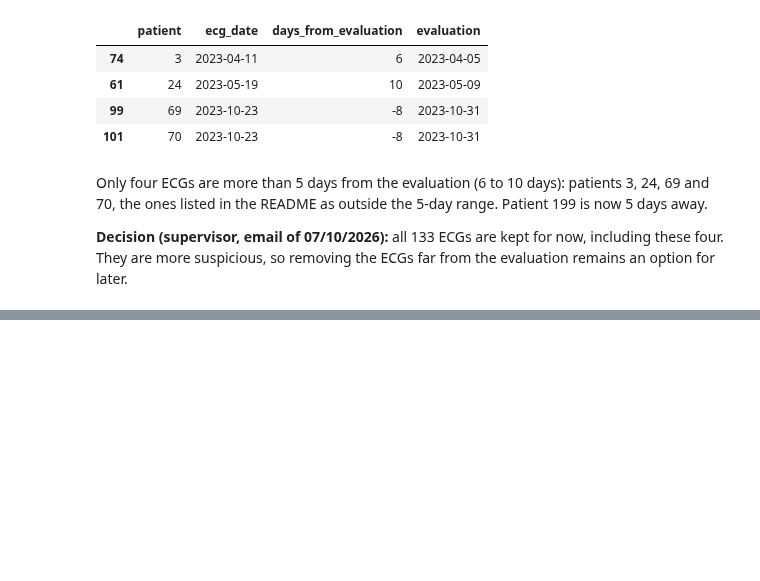
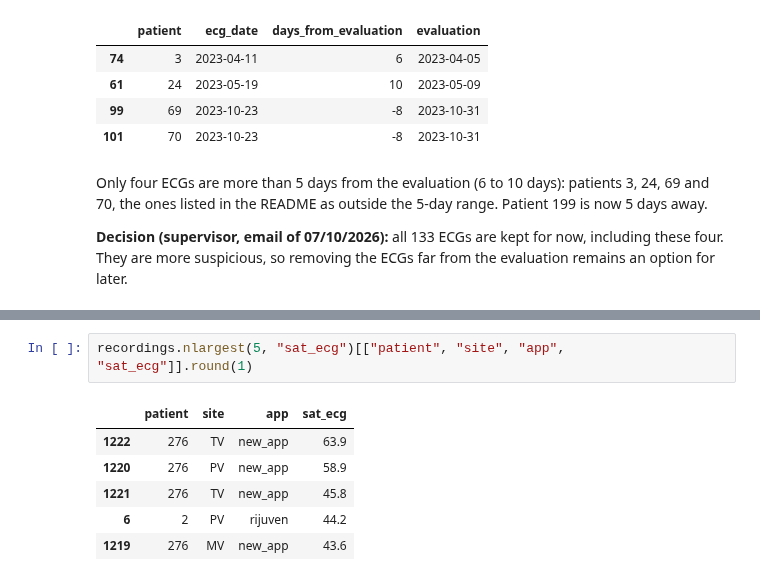
Before and after one commit to Alejandro-131004/cardio-trimodal-align, a Jupyter notebook: Data_Preparation.ipynb, the cells around one changed output, grey strips where cells are left out. Cells and saved outputs as stored; diff of their text form; blank space fills up the shorter version.

```diff
--- a/Data_Preparation.ipynb
+++ b/Data_Preparation.ipynb
@@ -514,0 +617,9 @@ Only four ECGs are more than 5 days from the evaluation (6 to 10 days): patients
+# %%
+recordings.nlargest(5, "sat_ecg")[["patient", "site", "app", "sat_ecg"]].round(1)
+# %% [output]
+|  | patient | site | app | sat_ecg |
+| 1222 | 276 | TV | new_app | 63.9 |
+| 1220 | 276 | PV | new_app | 58.9 |
+| 1221 | 276 | TV | new_app | 45.8 |
+| 6 | 2 | PV | rijuven | 44.2 |
+| 1219 | 276 | MV | new_app | 43.6 |
```
Also changed, not shown: parts of 18 cells of this notebook, 1 other file.
